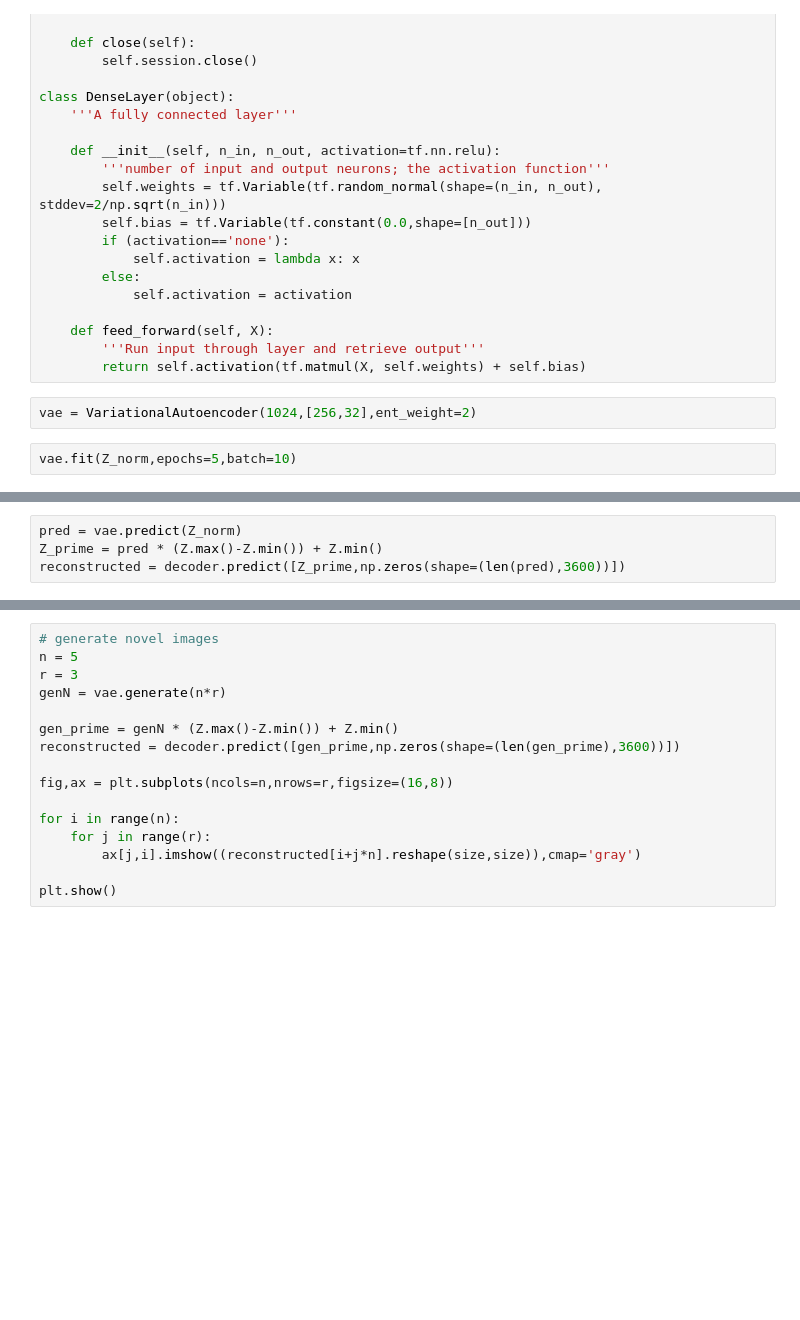
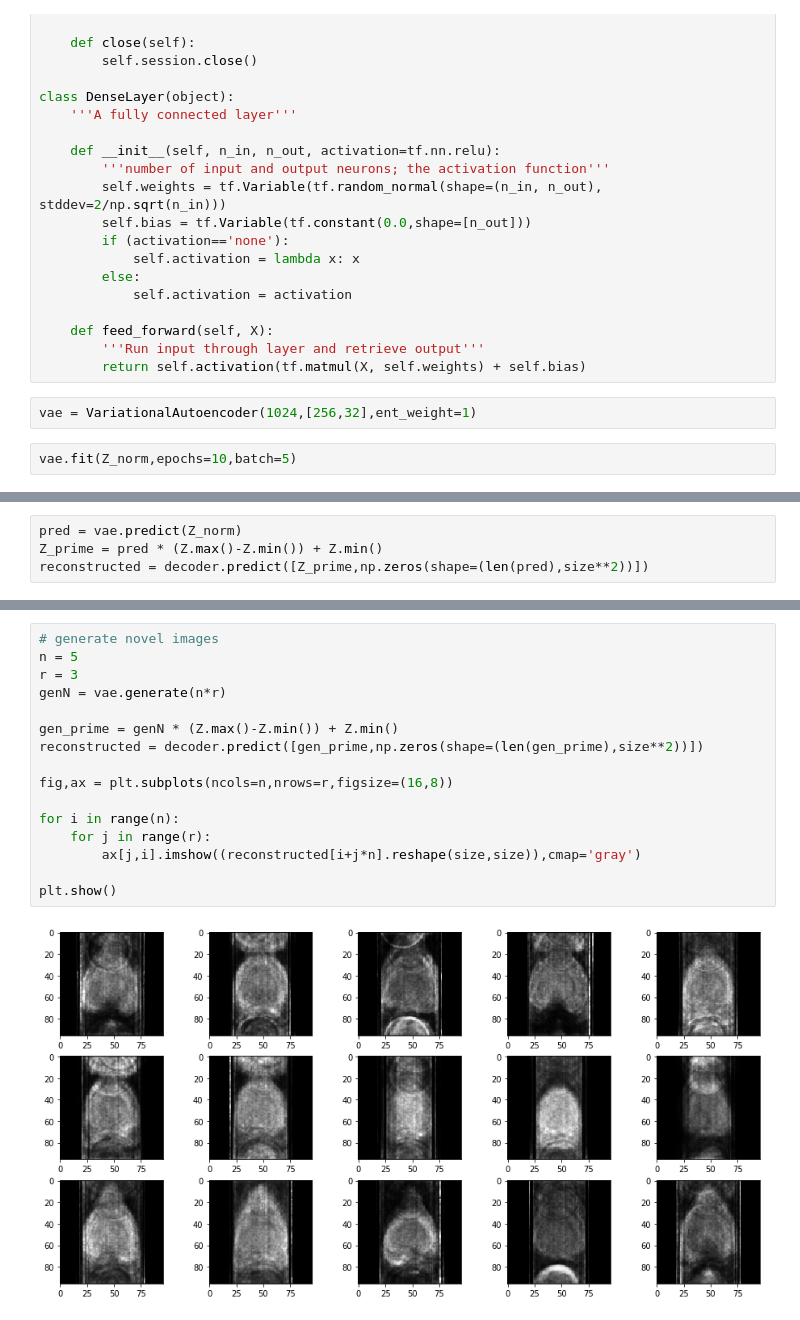
Before and after one commit to ralhadeff/computational-biology, a Jupyter notebook: tomographies/greedy_layer_tanh_w_flips.ipynb, the cells around one changed output, grey strips where cells are left out. Drawn from its saved outputs; the diff is of its cells as text; blank space fills up the shorter version.

```diff
--- a/tomographies/greedy_layer_tanh_w_flips.ipynb
+++ b/tomographies/greedy_layer_tanh_w_flips.ipynb
@@ -332,8 +332,8 @@ class DenseLayer(object):
         '''Run input through layer and retrieve output'''
         return self.activation(tf.matmul(X, self.weights) + self.bias)
 # %%
-vae = VariationalAutoencoder(1024,[256,32],ent_weight=2)
+vae = VariationalAutoencoder(1024,[256,32],ent_weight=1)
 # %%
-vae.fit(Z_norm,epochs=5,batch=10)
+vae.fit(Z_norm,epochs=10,batch=5)
 # %% [output]
 Epoch: 1
@@ -348,7 +359,7 @@ Epoch: 5
 # %%
 pred = vae.predict(Z_norm)
 Z_prime = pred * (Z.max()-Z.min()) + Z.min()
-reconstructed = decoder.predict([Z_prime,np.zeros(shape=(len(pred),3600))])
+reconstructed = decoder.predict([Z_prime,np.zeros(shape=(len(pred),size**2))])
 # %%
 num = 4
 # reconstruct images through the AE and VAE
@@ -364,16 +377,18 @@ plt.show()
 # %%
 # generate novel images
 n = 5
 r = 3
 genN = vae.generate(n*r)
 
 gen_prime = genN * (Z.max()-Z.min()) + Z.min()
-reconstructed = decoder.predict([gen_prime,np.zeros(shape=(len(gen_prime),3600))])
+reconstructed = decoder.predict([gen_prime,np.zeros(shape=(len(gen_prime),size**2))])
 
 fig,ax = plt.subplots(ncols=n,nrows=r,figsize=(16,8))
 
 for i in range(n):
     for j in range(r):
         ax[j,i].imshow((reconstructed[i+j*n].reshape(size,size)),cmap='gray')
 
 plt.show()
+# %% [output]
+[figure, added]
```
Also changed, not shown: parts of 2 cells of this notebook.
